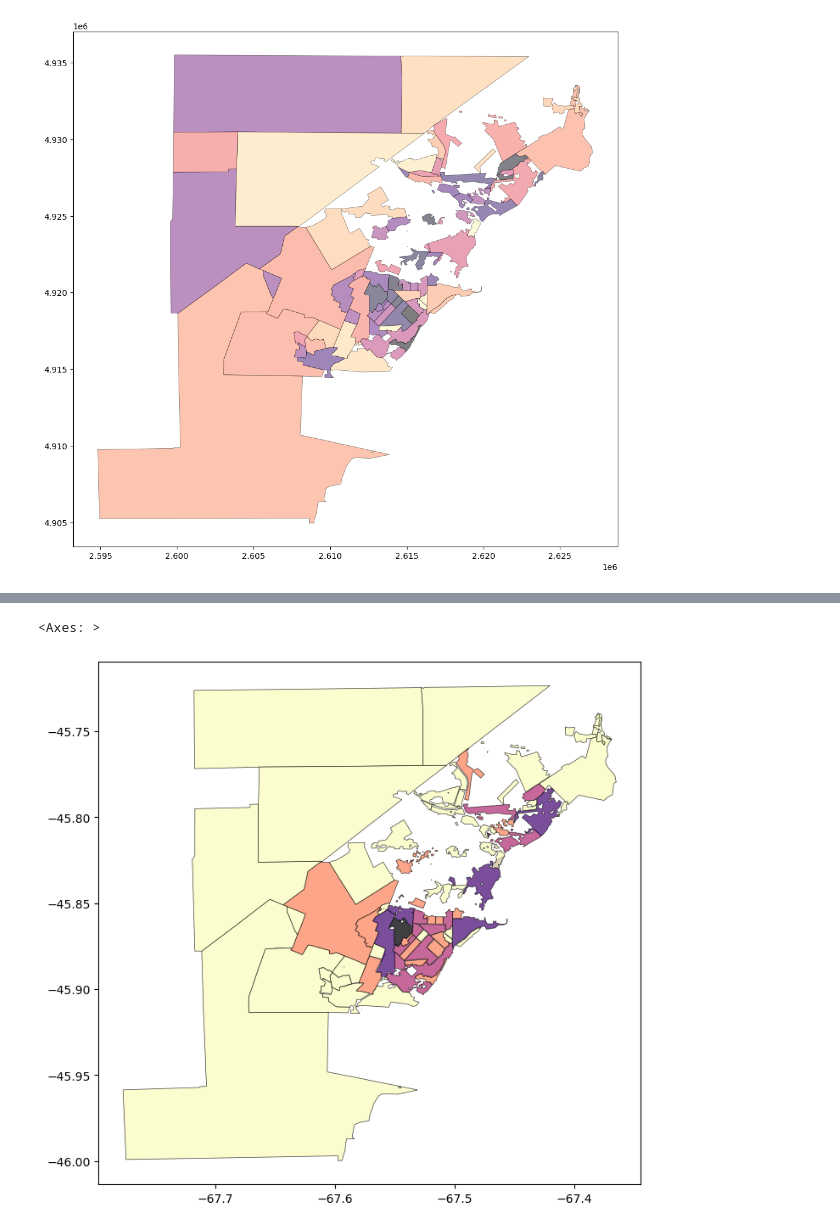
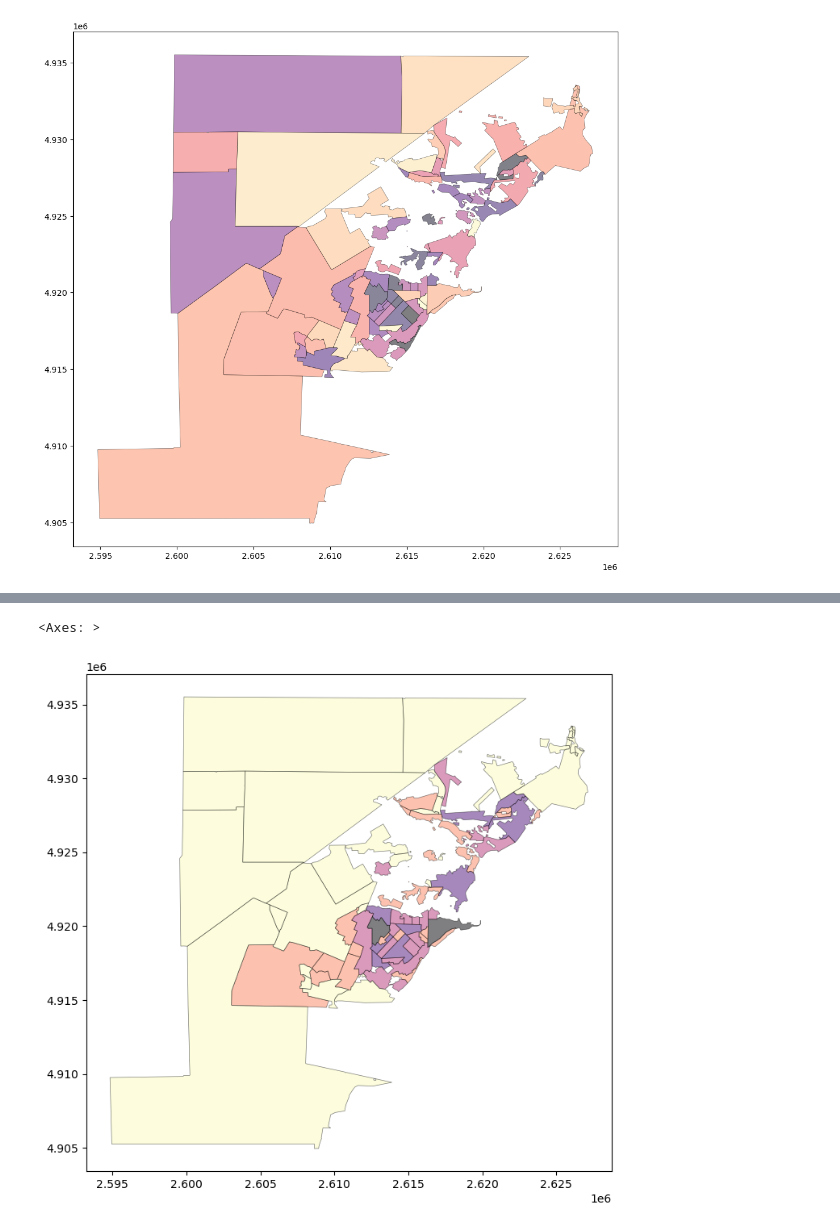
Before and after one commit to agstnrdz/geopandas, a Jupyter notebook: barrios-catastro.ipynb, the cells around one changed output, grey strips where cells are left out. Cells and saved outputs as stored; diff of their text form; code cells hidden in the pictures.

```diff
--- a/barrios-catastro.ipynb
+++ b/barrios-catastro.ipynb
@@ -50,22 +50,22 @@ radios.explore()
 # %% [output]
 [interactive output not drawn]
 # %%
-barrios_comb_4326 = gpd.read_file(r"C:\Users\UserMCR\Desktop\Agustín\catastro corregido - noviembre 2024\Barrios unificado\barrios_polygon_combinado_4326.shp")
-barrios_comb_4326.explore("pob2022",
+barrios_x_viv = gpd.read_file(r"C:\Users\UserMCR\Desktop\Agustín\GIS\proyecto principal censo\join barrios x link poblacion\shp join barrios x link poblacion\join_barrios_x_link_pob.shp")
+barrios_x_viv.explore("join_barri",
                         scheme = "naturalbreaks",
-                        k = 6,
+                        k = 7,
                         cmap = "magma_r")
 # %% [output]
 [interactive output not drawn]
 # %%
-barrios_comb_4326.plot("pob2022",
+barrios_x_viv.plot("join_barri",
              figsize = (10, 8),
              linewidth = 0.5,
              edgecolor = "black",
              cmap = "magma_r",
-             alpha = 0.75,
+             alpha = 0.5,
              scheme = "naturalbreaks"
              )
 # %% [output]
 <Axes: >
-[figure, old version]
+[figure, new version]
```
Also changed, not shown: 1 other file.
